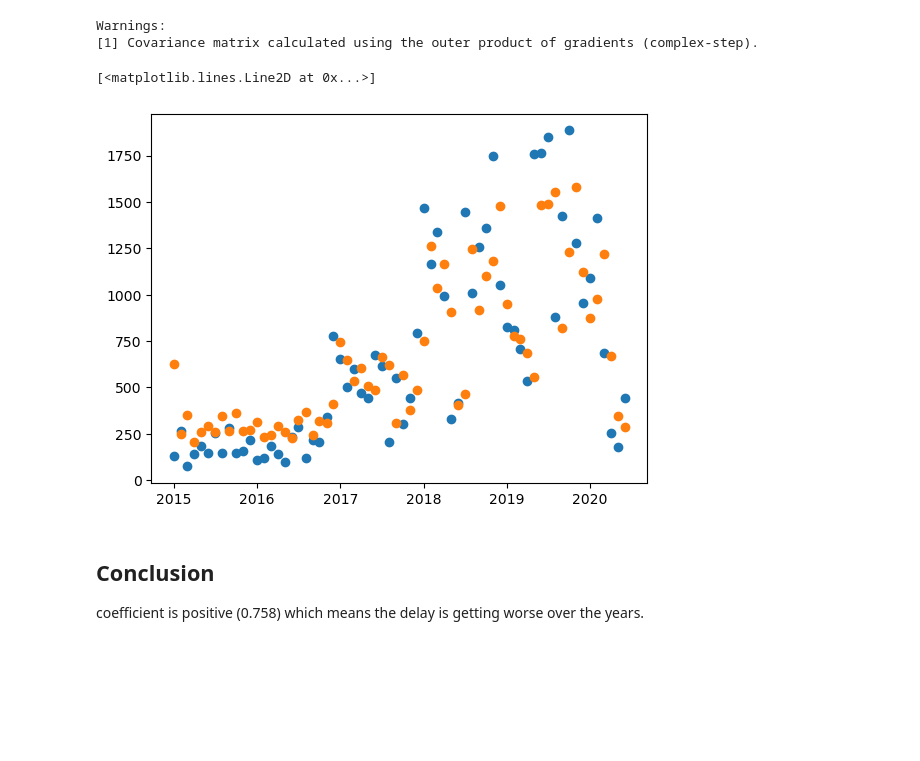
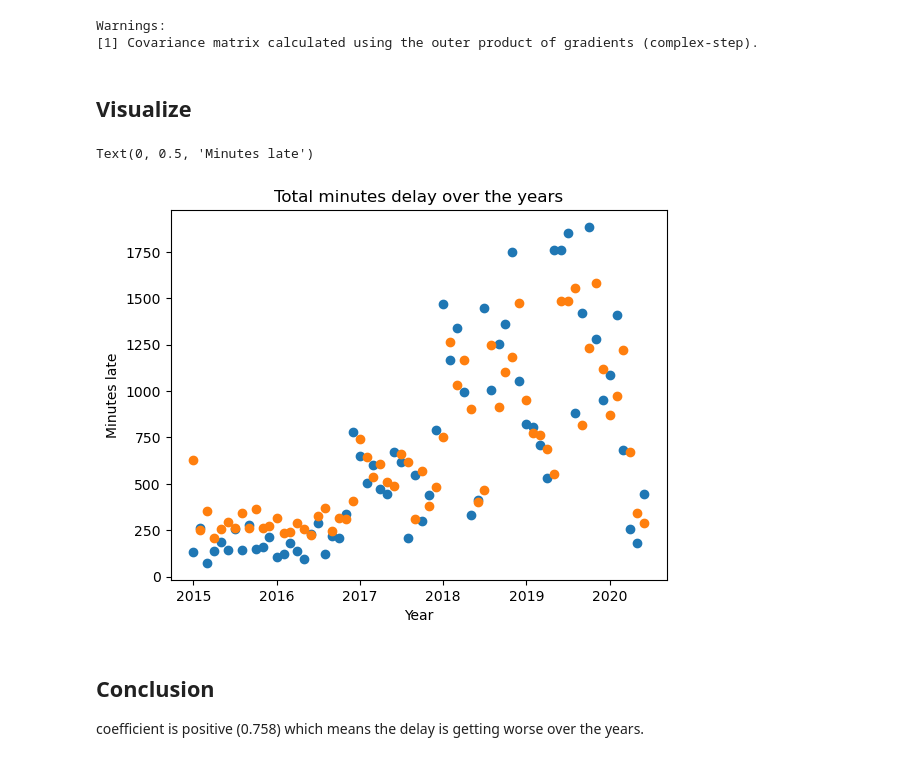
Before and after one commit to nsmarieke/Project1, a Jupyter notebook: question_3.ipynb, the cells around one changed output. Drawn from its saved outputs; the diff is of its cells as text; code cells hidden in the pictures; blank space fills up the shorter version.

```diff
--- a/question_3.ipynb
+++ b/question_3.ipynb
@@ -59,13 +65,18 @@ Warnings:
 # %%
 # Period to a datetime
 df['Period'] = pd.to_datetime(df['Period'])
+# %% [markdown]
+## Visualize
 # %%
 # Plot the data
 plt.plot(df['Period'], df['Delay minutes'], marker='o', linestyle='')
 plt.plot(df['Period'], predictions, marker='o', linestyle='')
+plt.title('Total minutes delay over the years')
+plt.xlabel('Year')
+plt.ylabel('Minutes late')
 # %% [output]
-[<matplotlib.lines.Line2D at 0x...>]
+Text(0, 0.5, 'Minutes late')
-[figure, old version]
+[figure, new version]
 # %% [markdown]
 ## Conclusion
 coefficient is positive (0.758) which means the delay is getting worse over the years.
```
Also changed, not shown: parts of 3 cells of this notebook, 3 other files.
